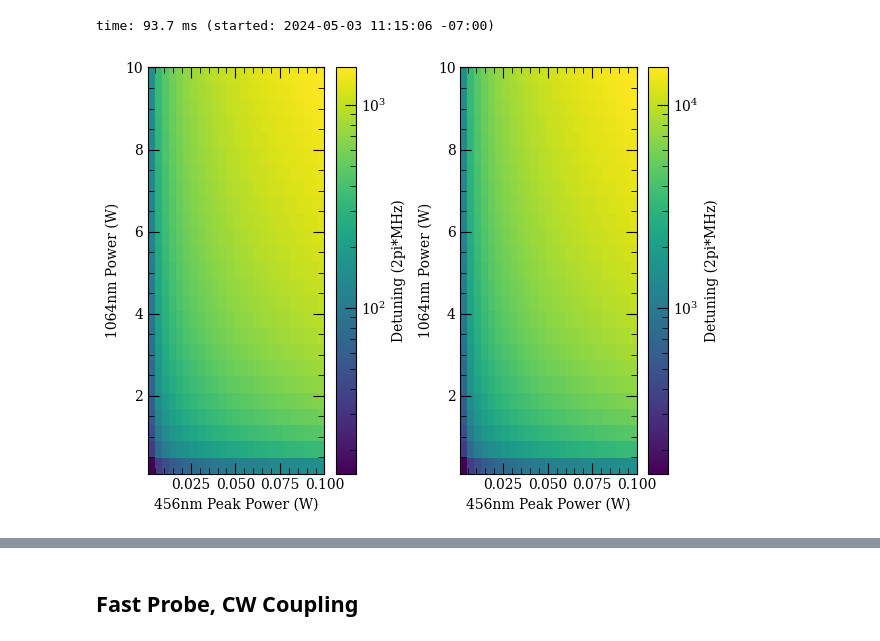
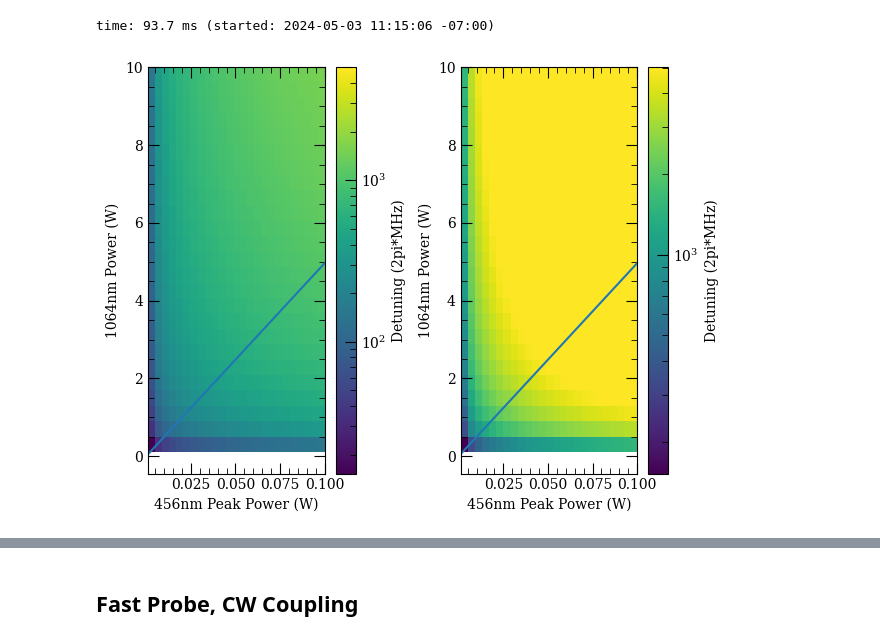
Before and after one commit to npeard/mmwave-calcs, a Jupyter notebook: notebooks/RydbergSTIRAP.ipynb, the cells around one changed output, grey strips where cells are left out. Drawn from its saved outputs; the diff is of its cells as text; code cells hidden in the pictures.

```diff
--- a/notebooks/RydbergSTIRAP.ipynb
+++ b/notebooks/RydbergSTIRAP.ipynb
@@ -117,23 +117,25 @@ detuning_2 = np.reshape(detuning_2, (len(coupling_powers), len(probe_peak_powers
 time: 93.7 ms (started: 2024-05-03 11:15:06 -07:00)
 # %%
 fig, (ax1, ax2) = plt.subplots(ncols=2)
-s1 = ax1.imshow(detuning_1/(2*np.pi)*1e-6, aspect='auto', origin="lower", norm=LogNorm(),
+s1 = ax1.imshow(detuning_1/(2*np.pi)*1e-6, aspect='auto', origin="lower", norm=LogNorm(vmax=5e3),
                 extent=[np.min(probe_peak_powers), np.max(probe_peak_powers),
                         np.min(coupling_powers), np.max(coupling_powers)])
+ax1.plot(probe_peak_powers, transition47.get_balanced_laser_power(probe_power=probe_peak_powers))
 cbar = fig.colorbar(s1, ax=ax1)
 cbar.set_label(r'Detuning (2pi*MHz)')
 ax1.set_xlabel(r'456nm Peak Power (W)')
 ax1.set_ylabel(r'1064nm Power (W)')
 
-s2 = ax2.imshow(detuning_2/(2*np.pi)*1e-6, aspect='auto', origin="lower", norm=LogNorm(),
+s2 = ax2.imshow(detuning_2/(2*np.pi)*1e-6, aspect='auto', origin="lower", norm=LogNorm(vmax=5e3),
                 extent=[np.min(probe_peak_powers), np.max(probe_peak_powers),
                         np.min(coupling_powers), np.max(coupling_powers)])
+ax2.plot(probe_peak_powers, transition47.get_balanced_laser_power(probe_power=probe_peak_powers))
 cbar = fig.colorbar(s2, ax=ax2)
 cbar.set_label(r'Detuning (2pi*MHz)')
 ax2.set_xlabel(r'456nm Peak Power (W)')
 ax2.set_ylabel(r'1064nm Power (W)')
 
 plt.tight_layout()
 plt.show()
 # %% [output]
-[figure, old version]
+[figure, new version]
```
Also changed, not shown: parts of 1 cell of this notebook, 2 other files.
